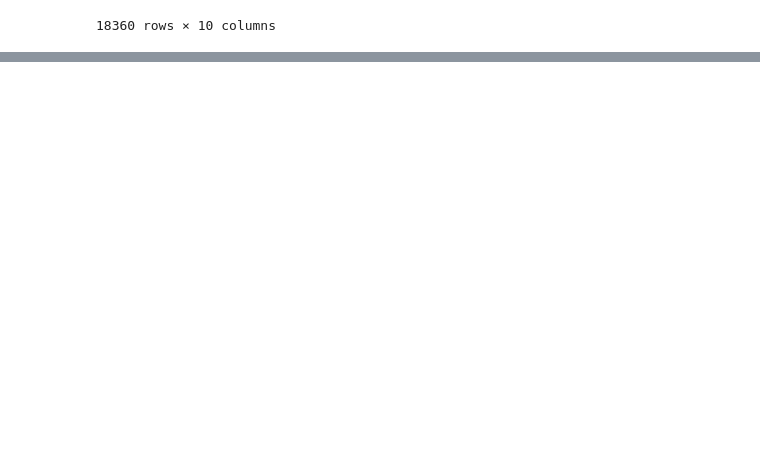
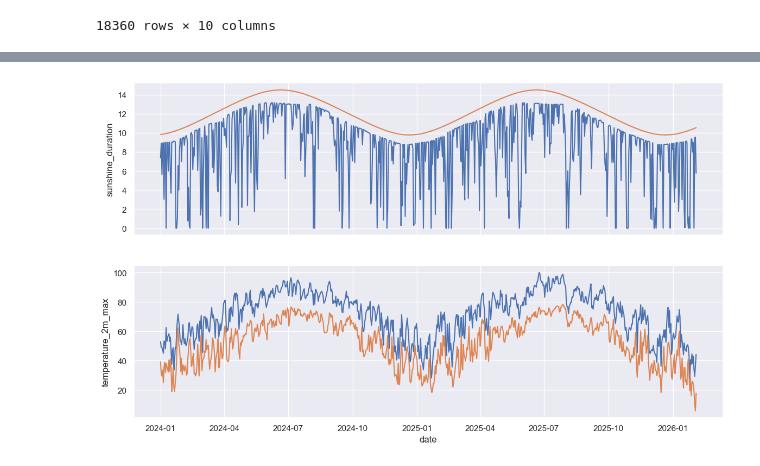
Before and after one commit to Murphysics1/solar_project, a Jupyter notebook: weather_historical.ipynb, the cells around one changed output, grey strips where cells are left out. Saved outputs shown, nothing was run; the diff lists cells and outputs as text; code cells hidden in the pictures; blank space fills up the shorter version.

```diff
--- a/weather_historical.ipynb
+++ b/weather_historical.ipynb
@@ -4,6 +4,12 @@ import openmeteo_requests
 import pandas as pd
 import requests_cache
 from retry_requests import retry
+
+import matplotlib.pyplot as plt
+import seaborn as sns
+import json
+
+sns.set_theme()
 # %%
 # Setup the Open-Meteo API client with cache and retry on error
 cache_session = requests_cache.CachedSession('.cache', expire_after = -1)
@@ -132 +138,10 @@ Daily data
 765 rows × 7 columns
+# %%
+fig, ax = plt.subplots(2,1, figsize=(14,8),sharex=True)
+sns.lineplot(data = daily_dataframe, x='date',y = 'sunshine_duration', ax=ax[0])
+sns.lineplot(data = daily_dataframe, x='date',y = 'daylight_duration', ax=ax[0])
+sns.lineplot(data = daily_dataframe, x='date',y = 'temperature_2m_max', ax=ax[1])
+sns.lineplot(data = daily_dataframe, x='date',y = 'temperature_2m_min', ax=ax[1])
+plt.show()
+# %% [output]
+[figure, added]
```
Also changed, not shown: parts of 1 cell of this notebook, 4 other files.
